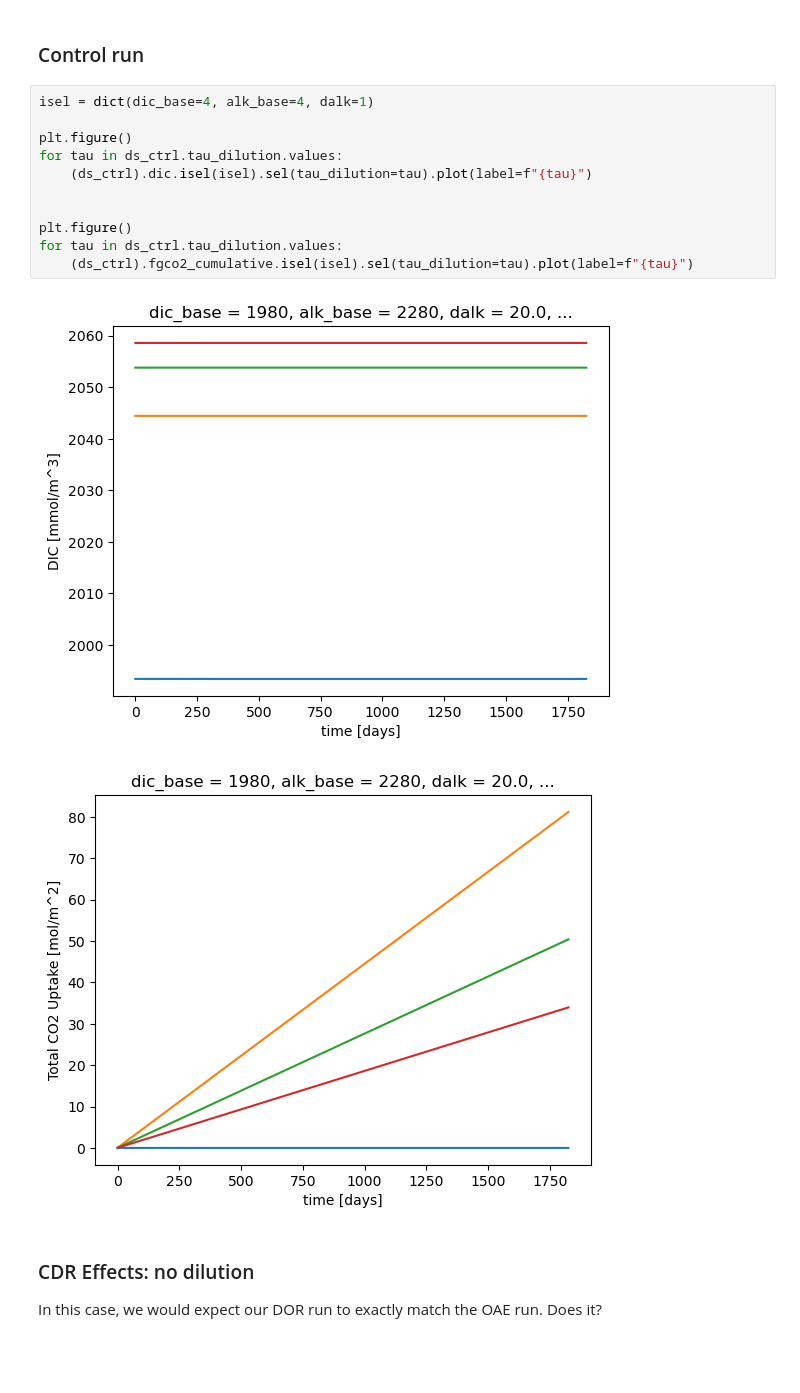
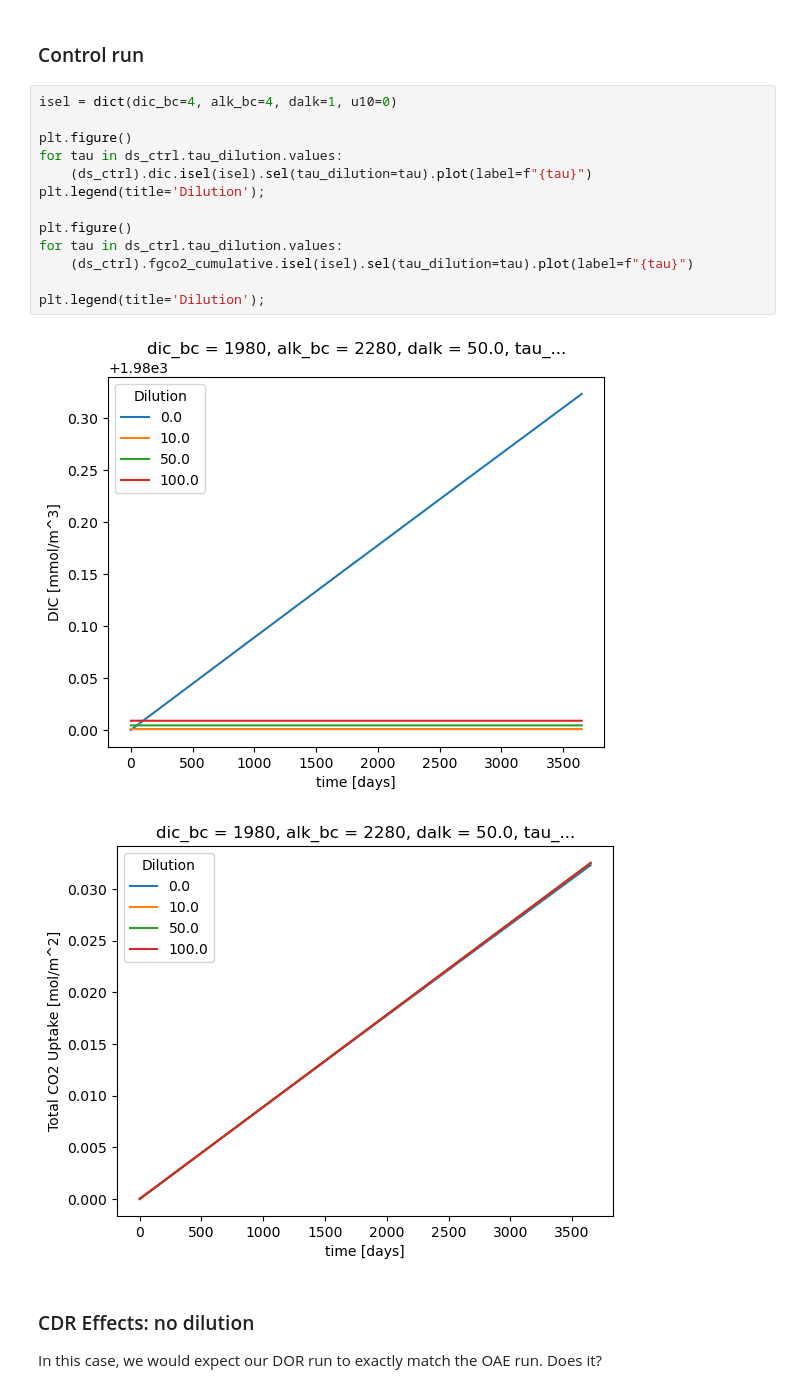
Before and after one commit to CWorthy-ocean/Ocean-CDR-Explorer, a Jupyter notebook: notebooks/dor-equivalent.ipynb, the cells around one changed output. Drawn from its saved outputs; the diff is of its cells as text; blank space fills up the shorter version.

```diff
--- a/notebooks/dor-equivalent.ipynb
+++ b/notebooks/dor-equivalent.ipynb
@@ -451,19 +478,21 @@ Data variables:
 # %% [markdown]
 ### Control run
 # %%
-isel = dict(dic_base=4, alk_base=4, dalk=1)
+isel = dict(dic_bc=4, alk_bc=4, dalk=1, u10=0)
 
 plt.figure()
 for tau in ds_ctrl.tau_dilution.values:
     (ds_ctrl).dic.isel(isel).sel(tau_dilution=tau).plot(label=f"{tau}")
-
+plt.legend(title='Dilution');
 
 plt.figure()
 for tau in ds_ctrl.tau_dilution.values:
     (ds_ctrl).fgco2_cumulative.isel(isel).sel(tau_dilution=tau).plot(label=f"{tau}")
+
+plt.legend(title='Dilution');
 # %% [output]
-[figure, old version]
+[figure, new version]
-[figure, old version]
+[figure, new version]
 # %% [markdown]
 ### CDR Effects: no dilution
 
```
Also changed, not shown: parts of 11 cells of this notebook, 1 other file.
